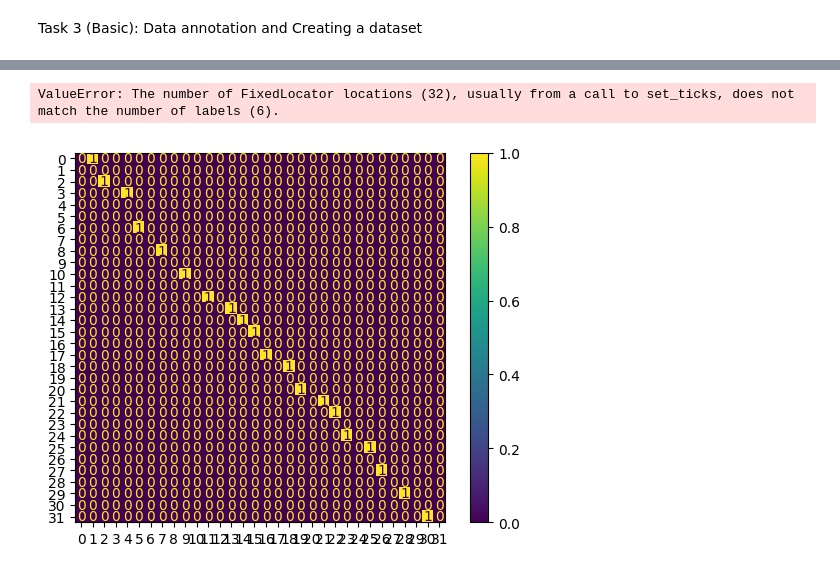
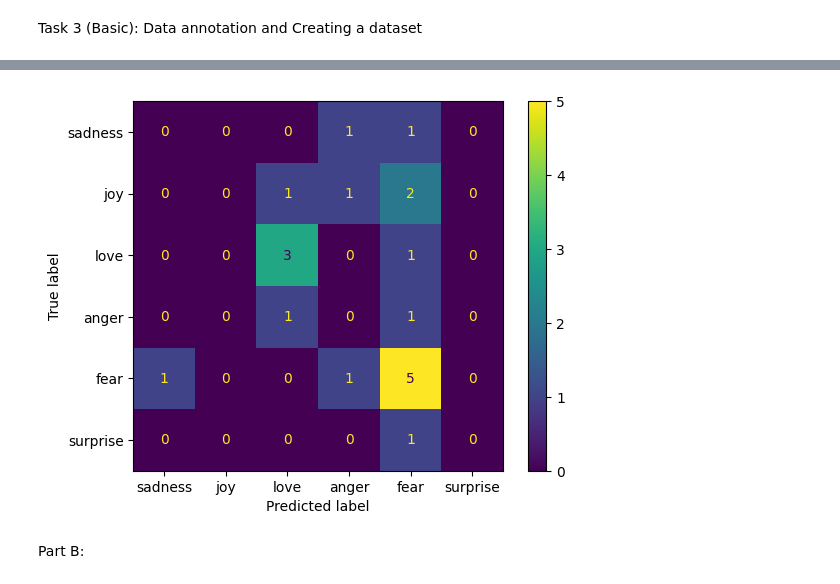
Before and after one commit to lrseeb/HLT26, a Jupyter notebook: week2/task3.ipynb, the cells around one changed output, grey strips where cells are left out. Drawn from its saved outputs; the diff is of its cells as text; code cells hidden in the pictures.

Commit message:
part b started

```diff
--- a/week2/task3.ipynb
+++ b/week2/task3.ipynb
@@ -15,19 +26,40 @@ import re
 # %%
-regex = re.compile('\s\d\s', re.IGNORECASE)
+regex = re.compile(r'\s\d\s', re.IGNORECASE)
+listOfLablels = list()
+originalLabels = list()
 
 with open("emotion-sample.tsv") as f1:
     for line in f1.readlines():
-        listOfLablels = regex.findall(line)
+        listOfLablels.append(regex.findall(line))
 
-for label in listOfLablels:
-    label = label.replace('\s', '')
+for labelList in listOfLablels:
+    for label in labelList:
+        originalLabels.append(re.sub(r'\s', '', label)
+                      .replace('0', 'sadness')
+                      .replace('1', 'joy')
+                      .replace('2', 'love')
+                      .replace('3', 'anger')
+                      .replace('4', 'fear')
+                      .replace('5', 'surprise'))
 
-print(listOfLablels)
+print(originalLabels)
 
-# print(original)
+myLabels = list()
+listOfLablels = list()
 
-# with open("emotion-sample-mine.tsv") as f2:
-#     mine = f2.readlines()
+with open("emotion-sample-mine.tsv") as f2:
+    for line in f2.readlines():
+        listOfLablels.append(regex.findall(line))
 
-# print(mine)
+for labelList in listOfLablels:
+    for label in labelList:
+        myLabels.append(re.sub(r'\s', '', label)
+                      .replace('0', 'sadness')
+                      .replace('1', 'joy')
+                      .replace('2', 'love')
+                      .replace('3', 'anger')
+                      .replace('4', 'fear')
+                      .replace('5', 'surprise'))
+
+print(myLabels)
 # %% [output]
@@ -42,11 +74,14 @@ print(cohenKappa)
 # %%
-confusionMatrix = confusion_matrix(original, mine)
+confusionMatrix = confusion_matrix(originalLabels,myLabels)
 # %%
+labels = ['sadness', 'joy', 'love', 'anger', 'fear', 'surprise']
+
 disp = ConfusionMatrixDisplay(confusion_matrix=confusionMatrix,
                               display_labels=labels)
 disp.plot()
 
 plt.show()
 # %% [output]
-ValueError: The number of FixedLocator locations (32), usually from a call to set_ticks, does not match the number of labels (6).
-[figure, old version]
+[figure, new version]
+# %% [markdown]
+Part B:
```
Also changed, not shown: parts of 12 cells of this notebook, 7 other files.
